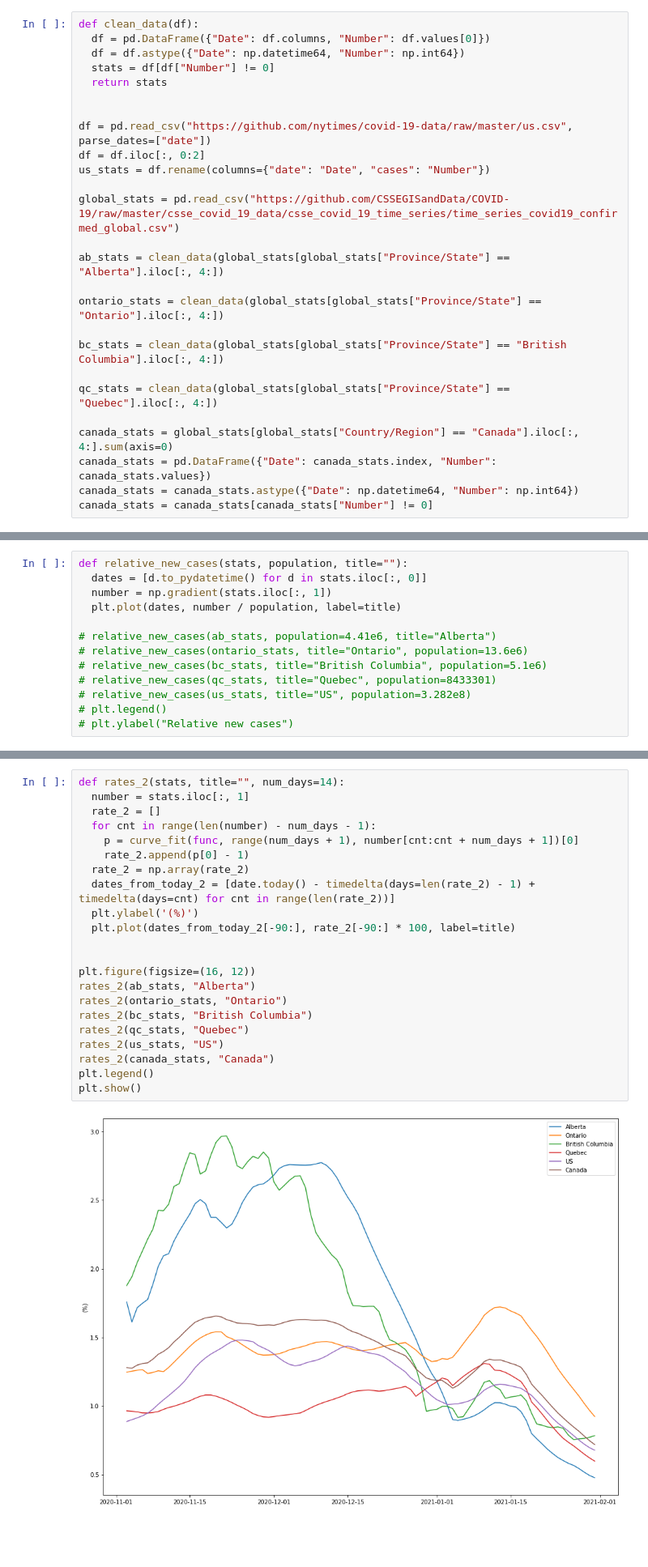
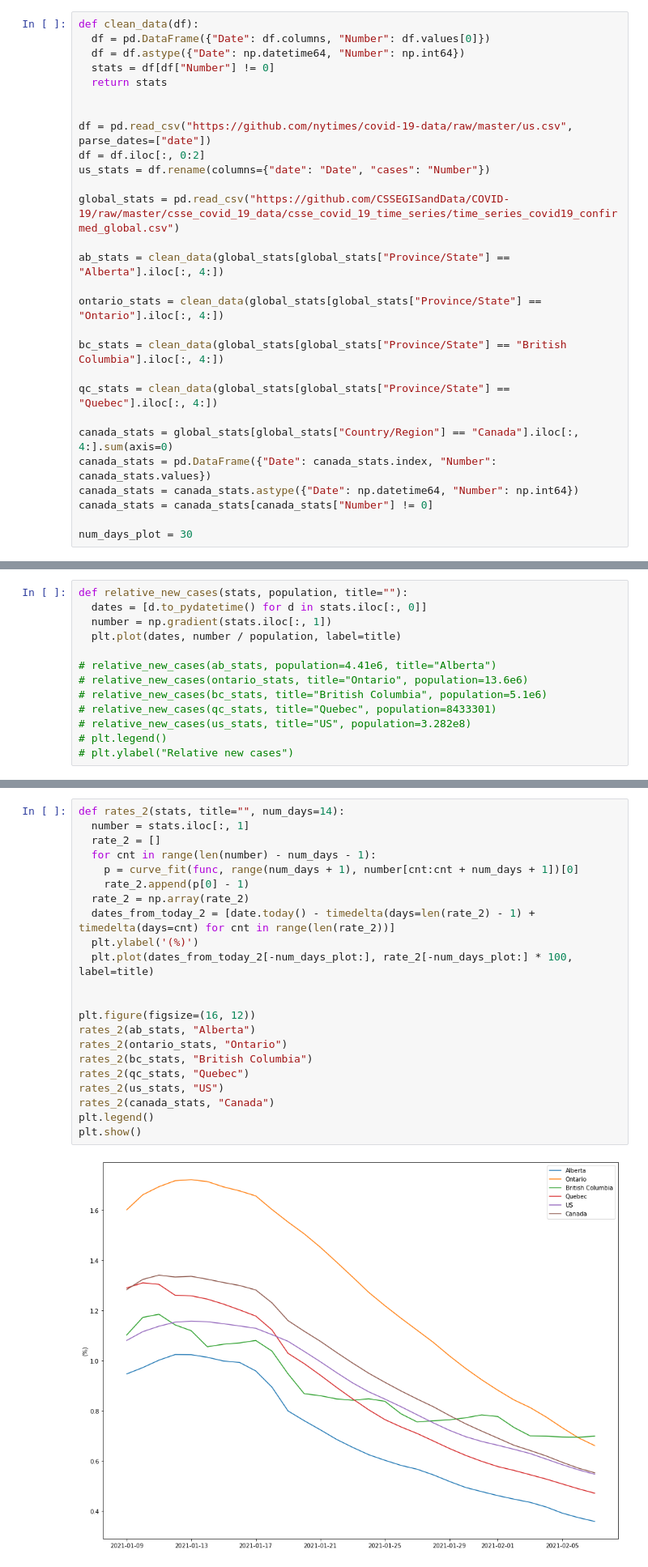
Before and after one commit to ssinad/covid-visualization, a Jupyter notebook: Covid_visualization.ipynb, the cells around one changed output, grey strips where cells are left out. Shown: that part at 81% size. Drawn from its saved outputs; the diff is of its cells as text; blank space fills up the shorter version.

```diff
--- a/Covid_visualization.ipynb
+++ b/Covid_visualization.ipynb
@@ -39,6 +37,8 @@ canada_stats = global_stats[global_stats["Country/Region"] == "Canada"].iloc[:,
 canada_stats = pd.DataFrame({"Date": canada_stats.index, "Number": canada_stats.values})
 canada_stats = canada_stats.astype({"Date": np.datetime64, "Number": np.int64})
 canada_stats = canada_stats[canada_stats["Number"] != 0]
+
+num_days_plot = 30
 # %%
 def relative_cases(stats, population, title=""):
   dates = [d.to_pydatetime() for d in stats.iloc[:, 0]]
@@ -101,24 +120,24 @@ plt.show()
 # %%
 def rates_2(stats, title="", num_days=14):
   number = stats.iloc[:, 1]
   rate_2 = []
   for cnt in range(len(number) - num_days - 1):
     p = curve_fit(func, range(num_days + 1), number[cnt:cnt + num_days + 1])[0]
     rate_2.append(p[0] - 1)
   rate_2 = np.array(rate_2)
   dates_from_today_2 = [date.today() - timedelta(days=len(rate_2) - 1) + timedelta(days=cnt) for cnt in range(len(rate_2))]
   plt.ylabel('(%)')
-  plt.plot(dates_from_today_2[-90:], rate_2[-90:] * 100, label=title)
+  plt.plot(dates_from_today_2[-num_days_plot:], rate_2[-num_days_plot:] * 100, label=title)
 
 
 plt.figure(figsize=(16, 12))
 rates_2(ab_stats, "Alberta")
 rates_2(ontario_stats, "Ontario")
 rates_2(bc_stats, "British Columbia")
 rates_2(qc_stats, "Quebec")
 rates_2(us_stats, "US")
 rates_2(canada_stats, "Canada")
 plt.legend()
 plt.show()
 # %% [output]
-[figure, old version]
+[figure, new version]
```
Also changed, not shown: parts of 4 cells of this notebook.
